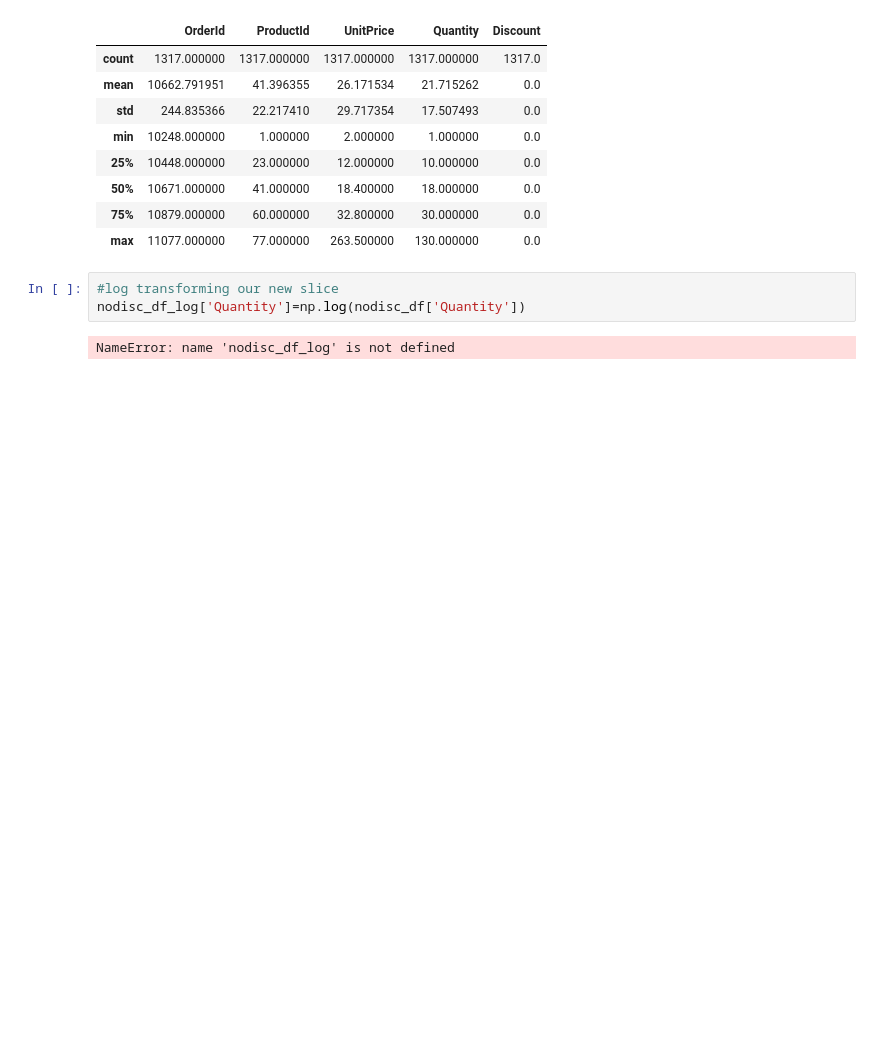
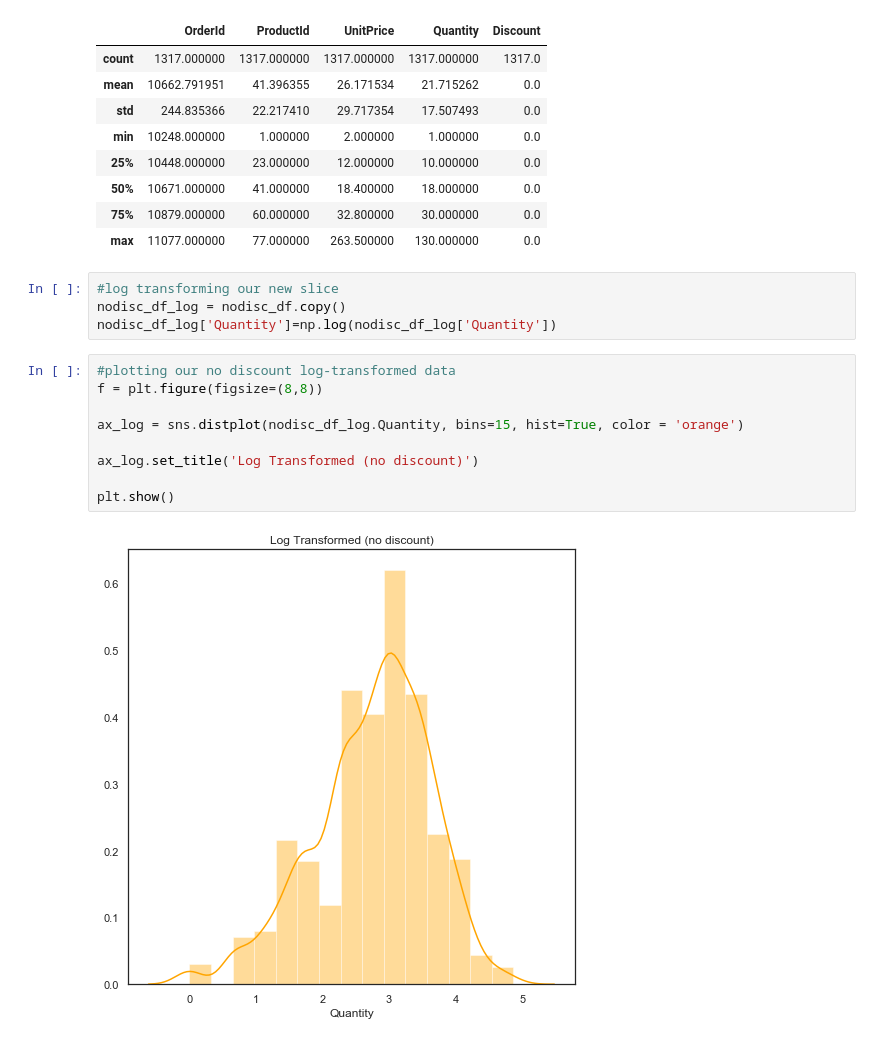
Before and after one commit to MissAle17/dsc-2-final-project-online-ds-sp-000, a Jupyter notebook: Module2.ipynb, the cells around one changed output. Saved outputs shown, nothing was run; the diff lists cells and outputs as text; blank space fills up the shorter version.

```diff
--- a/Module2.ipynb
+++ b/Module2.ipynb
@@ -217,6 +217,16 @@ nodisc_df.describe()
 | max | 11077.000000 | 77.000000 | 263.500000 | 130.000000 | 0.0 |
 # %%
 #log transforming our new slice
-nodisc_df_log['Quantity']=np.log(nodisc_df['Quantity'])
+nodisc_df_log = nodisc_df.copy()
+nodisc_df_log['Quantity']=np.log(nodisc_df_log['Quantity'])
-# %% [output]
-NameError: name 'nodisc_df_log' is not defined
+# %%
+#plotting our no discount log-transformed data
+f = plt.figure(figsize=(8,8))
+
+ax_log = sns.distplot(nodisc_df_log.Quantity, bins=15, hist=True, color = 'orange')
+
+ax_log.set_title('Log Transformed (no discount)')
+
+plt.show()
+# %% [output]
+[figure, added]
```
Also changed, not shown: parts of 6 cells of this notebook.
